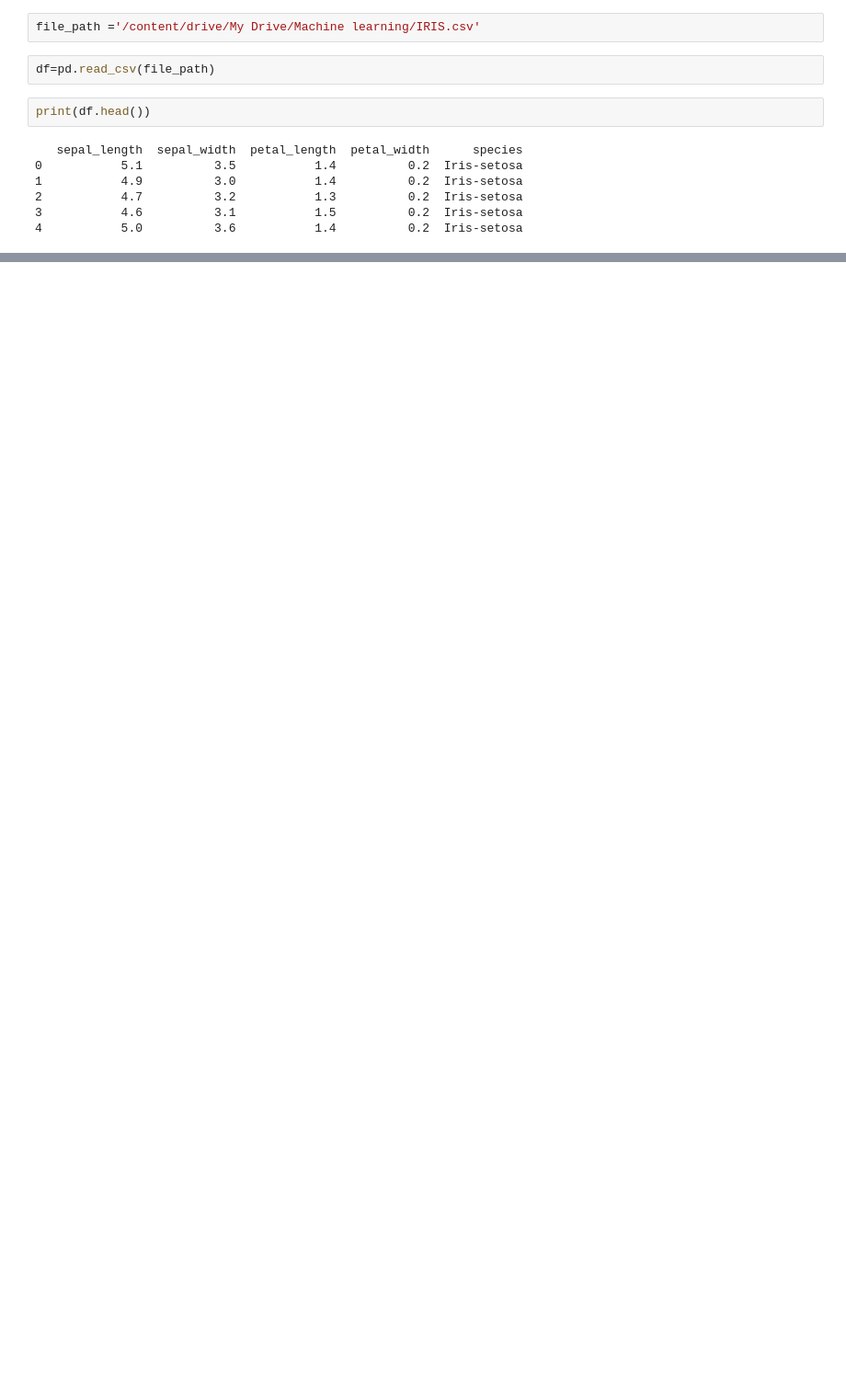
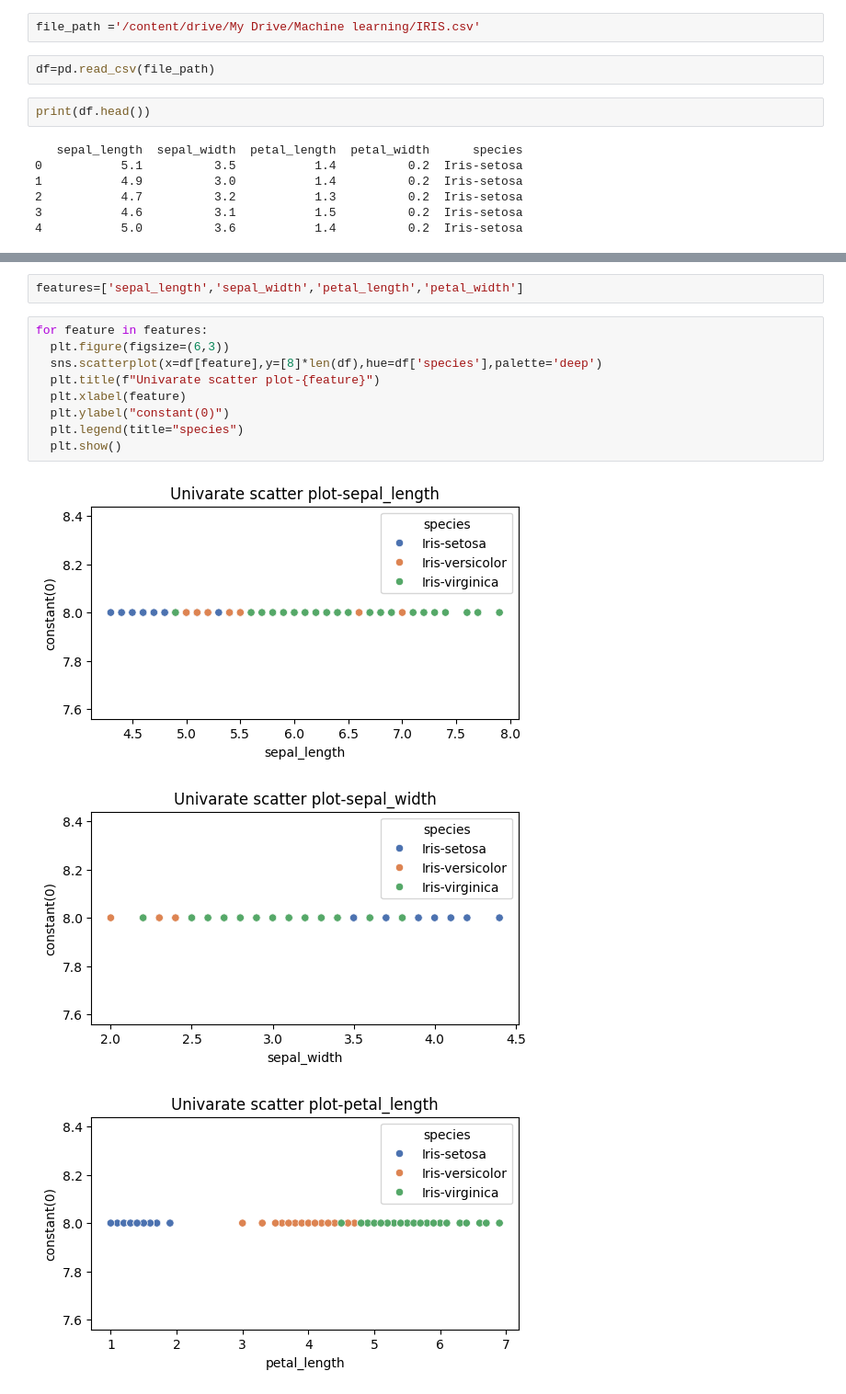
Before and after one commit to Hrishivendan/hjk, a Jupyter notebook: MACHINE_LEARNING.ipynb, the cells around one changed output, grey strips where cells are left out. Shown at 92% size. Saved outputs shown, nothing was run; the diff lists cells and outputs as text; blank space fills up the shorter version.

```diff
--- a/MACHINE_LEARNING.ipynb
+++ b/MACHINE_LEARNING.ipynb
@@ -31,0 +27,15 @@ SyntaxError: incomplete input (ipython-input-2303927297.py, line 1)
+# %%
+features=['sepal_length','sepal_width','petal_length','petal_width']
+# %%
+for feature in features:
+  plt.figure(figsize=(6,3))
+  sns.scatterplot(x=df[feature],y=[8]*len(df),hue=df['species'],palette='deep')
+  plt.title(f"Univarate scatter plot-{feature}")
+  plt.xlabel(feature)
+  plt.ylabel("constant(0)")
+  plt.legend(title="species")
+  plt.show()
+# %% [output]
+[figure, added]
+[figure, added]
+[figure, added]
```
Also changed, not shown: parts of 7 cells of this notebook.
